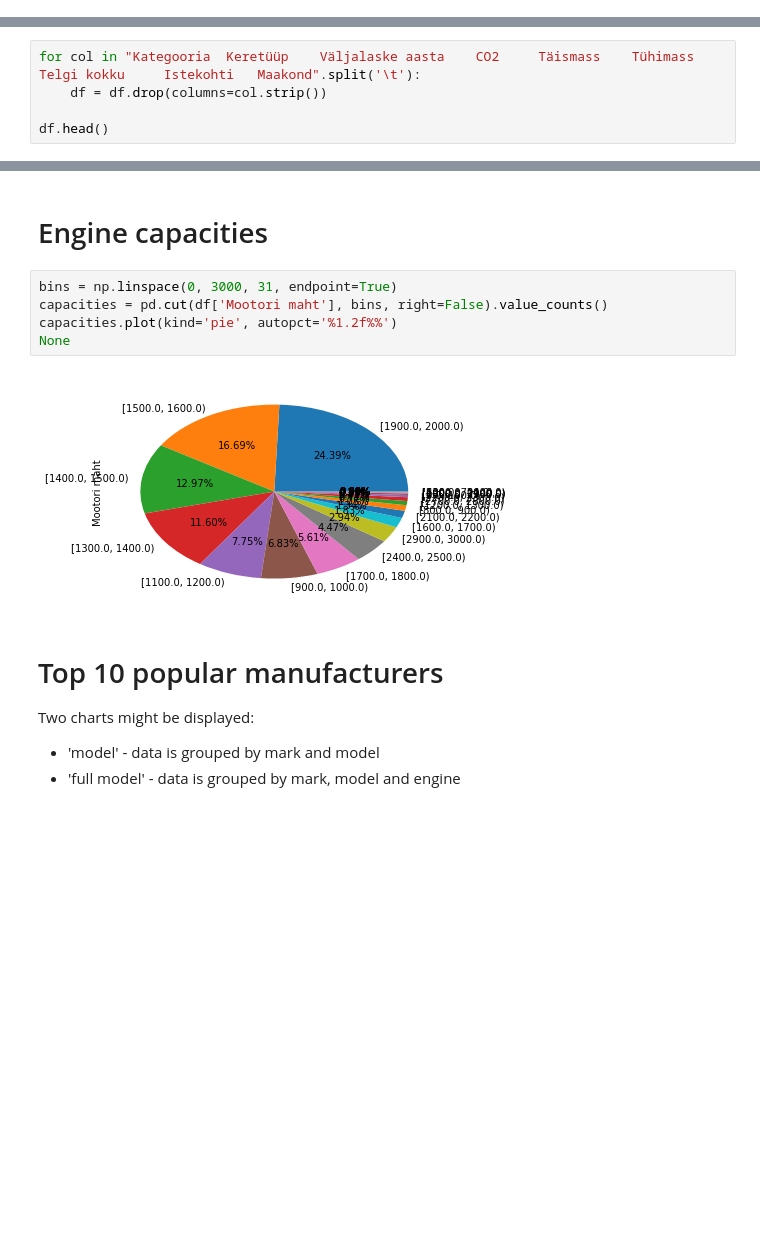
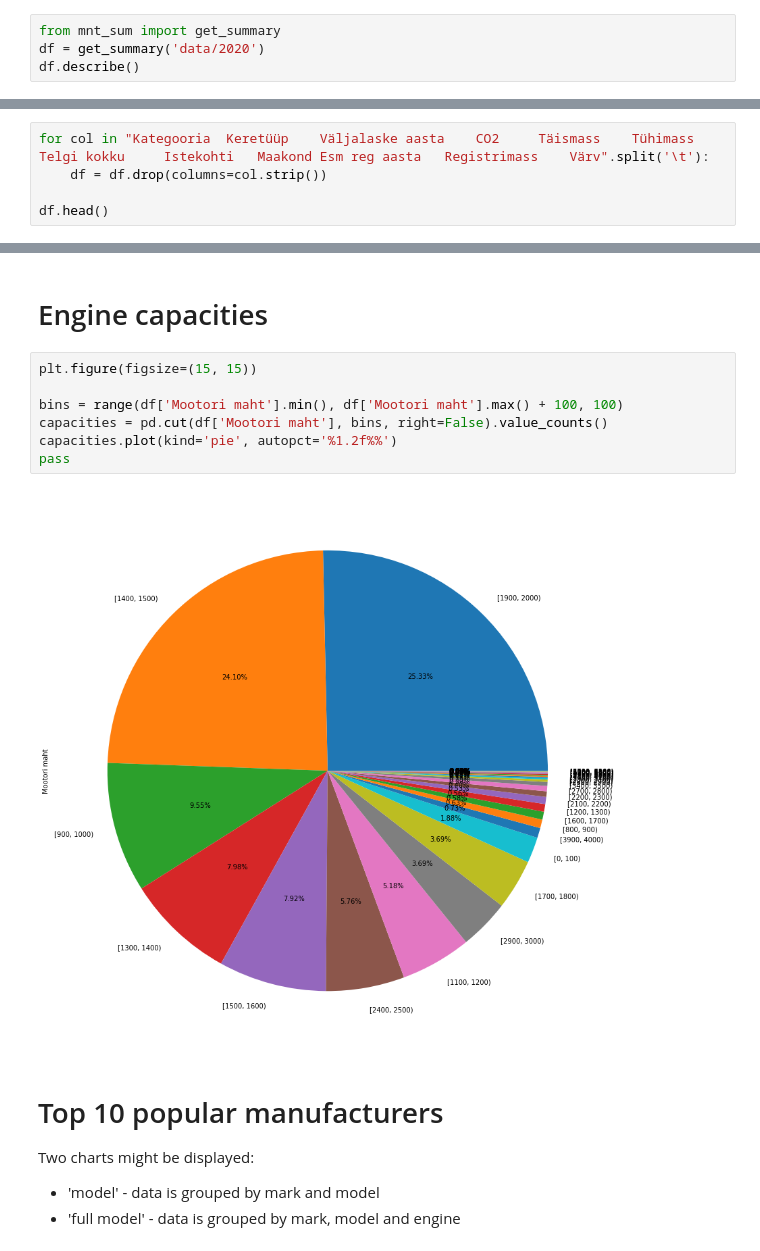
Before and after one commit to kirillstrelkov/playground, a Jupyter notebook: auto/mnt/mnt eesti.ipynb, the cells around one changed output, grey strips where cells are left out. Drawn from its saved outputs; the diff is of its cells as text; blank space fills up the shorter version.

```diff
--- a/auto/mnt/mnt eesti.ipynb
+++ b/auto/mnt/mnt eesti.ipynb
@@ -47,0 +30,4 @@ df.describe(include='all')
+# %%
+from mnt_sum import get_summary
+df = get_summary('data/2020')
+df.describe()
@@ -57,5 +53,5 @@ df.head()
 # %%
-for col in "Kategooria 	Keretüüp 	Väljalaske aasta	CO2 	Täismass 	Tühimass 	Telgi kokku 	Istekohti 	Maakond".split('\t'):
+for col in "Kategooria 	Keretüüp 	Väljalaske aasta	CO2 	Täismass 	Tühimass 	Telgi kokku 	Istekohti 	Maakond	Esm reg aasta	Registrimass	Värv".split('\t'):
     df = df.drop(columns=col.strip())
 
 df.head()
@@ -149,12 +145,14 @@ Surugaas (CNG)       3
 # %% [markdown]
 # Engine capacities
 # %%
-bins = np.linspace(0, 3000, 31, endpoint=True)
+plt.figure(figsize=(15, 15))
+
+bins = range(df['Mootori maht'].min(), df['Mootori maht'].max() + 100, 100)
 capacities = pd.cut(df['Mootori maht'], bins, right=False).value_counts()
 capacities.plot(kind='pie', autopct='%1.2f%%')
-None
+pass
 # %% [output]
-[figure, old version]
+[figure, new version]
 # %% [markdown]
 # Top 10 popular manufacturers
 
```
Also changed, not shown: parts of 45 cells of this notebook, 13 other files.
